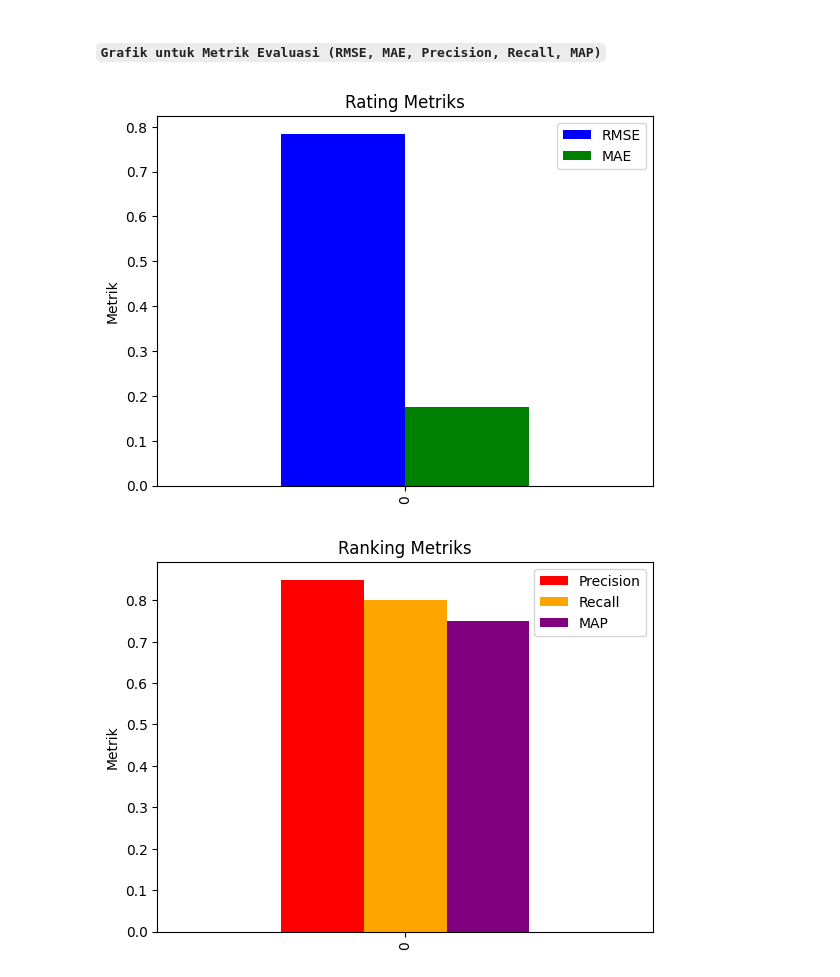
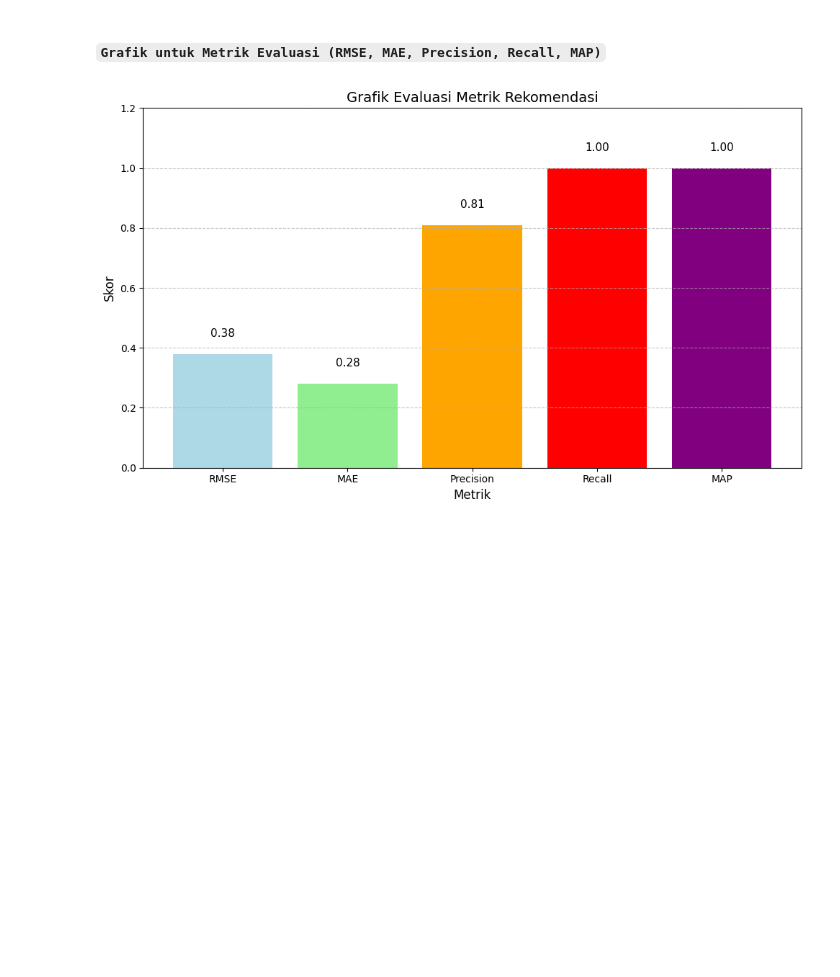
Before and after one commit to chesyaivana/Kel.04_sysrec, a Jupyter notebook: Hybrid_Recommender_Systems_(Content_based_dan_Collaborative_Filtering).ipynb, the cells around one changed output. Cells and saved outputs as stored; diff of their text form; code cells hidden in the pictures; blank space fills up the shorter version.

```diff
--- a/Hybrid_Recommender_Systems_(Content_based_dan_Collaborative_Filtering).ipynb
+++ b/Hybrid_Recommender_Systems_(Content_based_dan_Collaborative_Filtering).ipynb
@@ -279,24 +260,33 @@ MAP@5: 0.03314627488760437
 # %% [markdown]
 ##### `Grafik untuk Metrik Evaluasi (RMSE, MAE, Precision, Recall, MAP)`
-# %%
-import matplotlib.pyplot as plt
-
-# Contoh data metrik
-metrics = {'RMSE': [rmse], 'MAE': [mae], 'Precision': [0.85], 'Recall': [0.8], 'MAP': [0.75]}
-
-# Membuat dataframe untuk metrik
-metrics_df = pd.DataFrame(metrics)
-
-# Plotting grafik
-metrics_df[['RMSE', 'MAE']].plot(kind='bar', title='Rating Metriks', color=['blue', 'green'])
-plt.ylabel('Metrik')
-plt.show()
-
-metrics_df[['Precision', 'Recall', 'MAP']].plot(kind='bar', title='Ranking Metriks', color=['red', 'orange', 'purple'])
-plt.ylabel('Metrik')
-plt.show()
-# %% [output]
-[figure, removed]
-[figure, removed]
+# %%
+import matplotlib.pyplot as plt
+
+# Data untuk metrik evaluasi
+metrics = ['RMSE', 'MAE', 'Precision', 'Recall', 'MAP']
+scores = [0.38, 0.28, 0.81, 1.0, 1.0]  # Contoh skor evaluasi
+
+# Membuat grafik bar
+plt.figure(figsize=(10, 6))
+plt.bar(metrics, scores, color=['lightblue', 'lightgreen', 'orange', 'red', 'purple'])
+
+# Menambahkan judul dan label
+plt.title('Grafik Evaluasi Metrik Rekomendasi', fontsize=14)
+plt.xlabel('Metrik', fontsize=12)
+plt.ylabel('Skor', fontsize=12)
+plt.ylim(0, 1.2)  # Menetapkan batas atas grafik agar nilai jelas terlihat
+
+# Menambahkan skor di atas setiap bar
+for i, score in enumerate(scores):
+    plt.text(i, score + 0.05, f'{score:.2f}', ha='center', va='bottom', fontsize=11)
+
+# Menampilkan grid untuk kemudahan interpretasi
+plt.grid(axis='y', linestyle='--', alpha=0.7)
+
+# Menampilkan grafik
+plt.tight_layout()
+plt.show()
+# %% [output]
+[figure, added]
 # %%
 import matplotlib.pyplot as plt
```
Also changed, not shown: parts of 23 cells of this notebook.
